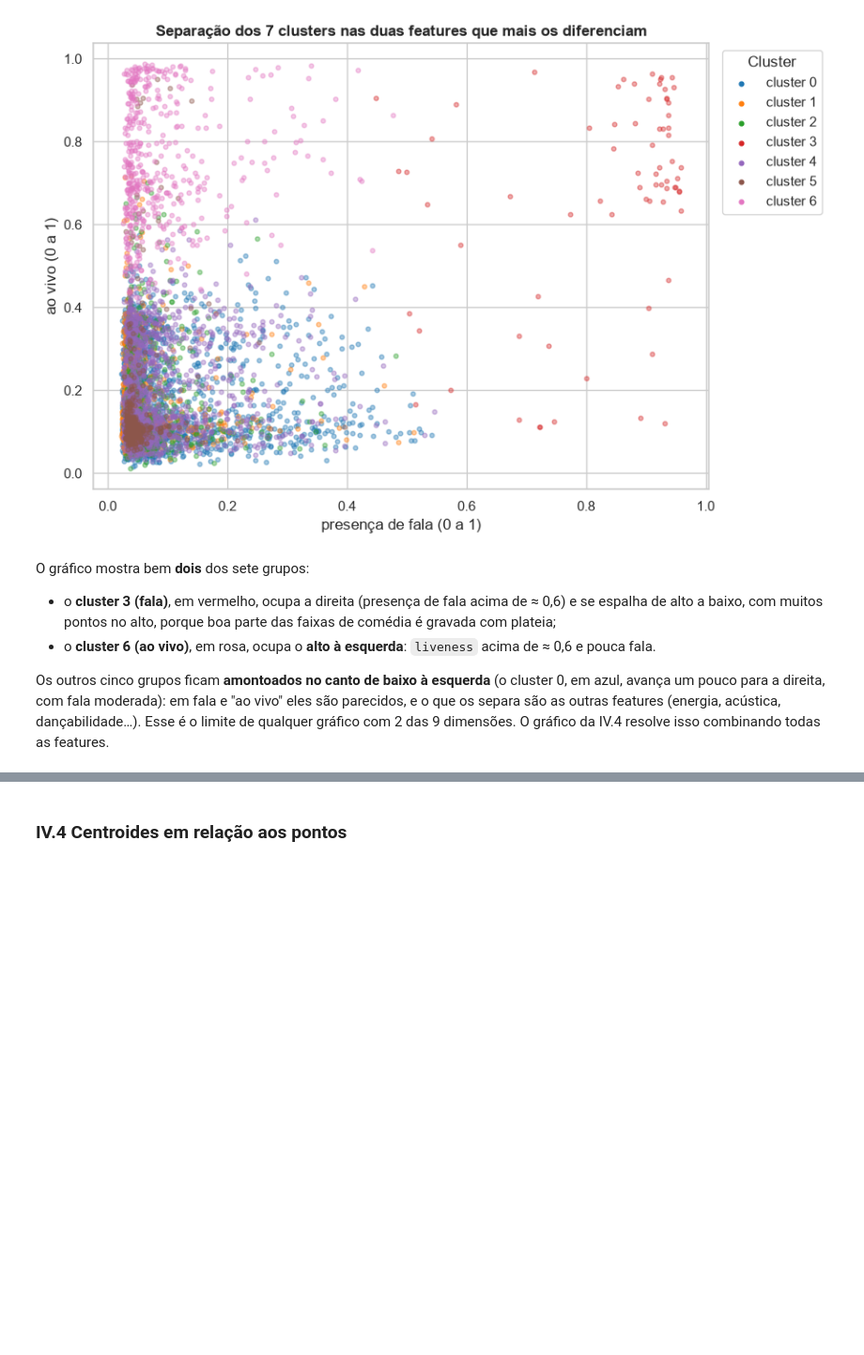
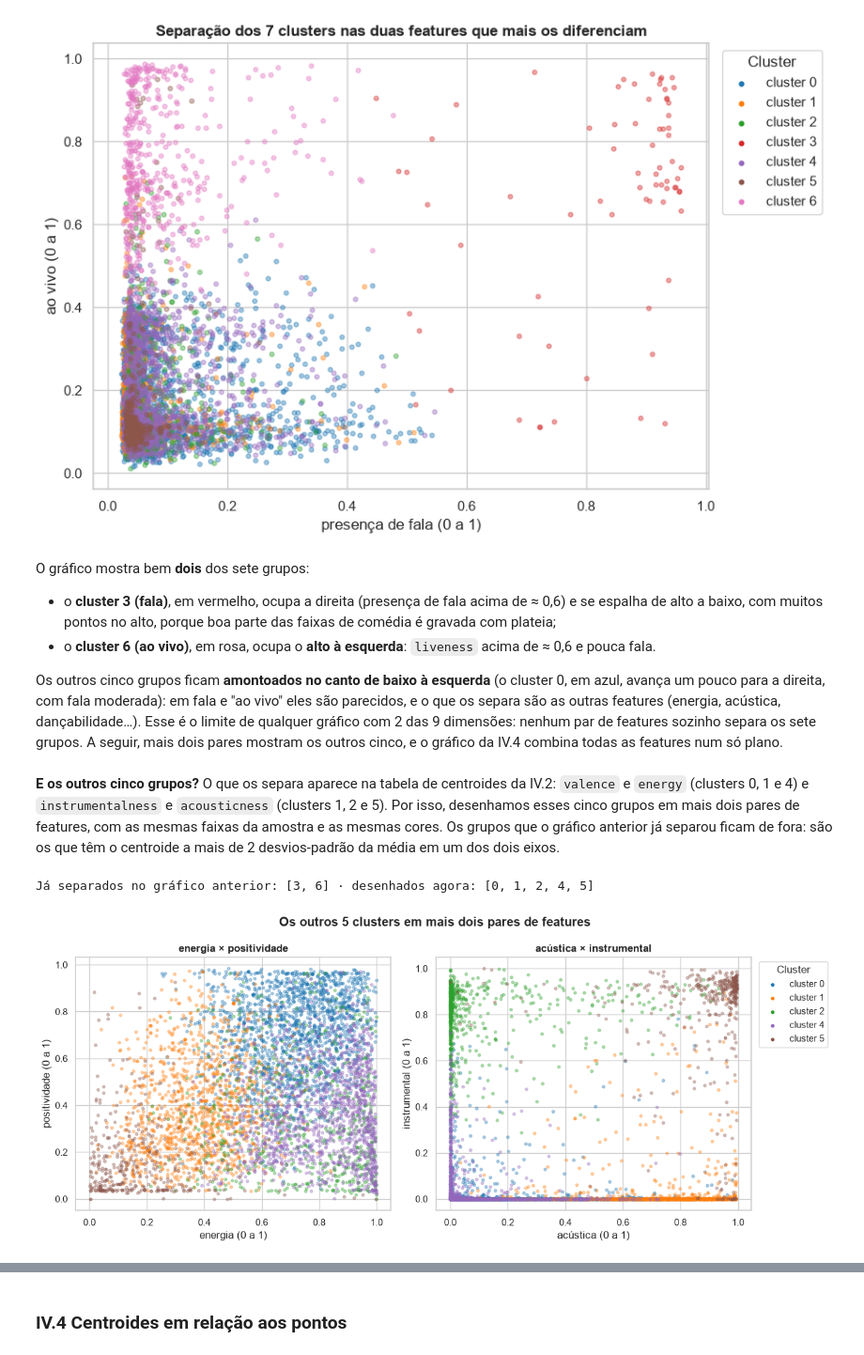
Before and after one commit to DataScience-Fatec-Projects/kmeans-musicas-spotify, a Jupyter notebook: notebooks/aula_kmeans_spotify.ipynb, the cells around one changed output, grey strips where cells are left out. Shown at 94% size. Drawn from its saved outputs; the diff is of its cells as text; code cells hidden in the pictures; blank space fills up the shorter version.

```diff
--- a/notebooks/aula_kmeans_spotify.ipynb
+++ b/notebooks/aula_kmeans_spotify.ipynb
@@ -1420,5 +1434,37 @@ O gráfico mostra bem **dois** dos sete grupos:
 Os outros cinco grupos ficam **amontoados no canto de baixo à esquerda** (o cluster 0, em azul,
 avança um pouco para a direita, com fala moderada): em fala e "ao vivo" eles
 são parecidos, e o que os separa são as outras features (energia, acústica, dançabilidade…). Esse
-é o limite de qualquer gráfico com 2 das 9 dimensões. O gráfico da IV.4 resolve isso combinando
-todas as features.
+é o limite de qualquer gráfico com 2 das 9 dimensões: nenhum par de features sozinho separa os sete
+grupos. A seguir, mais dois pares mostram os outros cinco, e o gráfico da IV.4 combina todas as
+features num só plano.
+# %% [markdown]
+**E os outros cinco grupos?** O que os separa aparece na tabela de centroides da IV.2:
+`valence` e `energy` (clusters 0, 1 e 4) e `instrumentalness` e `acousticness` (clusters 1, 2 e 5).
+Por isso, desenhamos esses cinco grupos em mais dois pares de features, com as mesmas faixas da
+amostra e as mesmas cores. Os grupos que o gráfico anterior já separou ficam de fora: são os que
+têm o centroide a mais de 2 desvios-padrão da média em um dos dois eixos.
+# %%
+posicao_eixos = [FEATURES.index(eixo_x), FEATURES.index(eixo_y)]
+ja_separados = [c for c in range(K_ESCOLHIDO) if centroides_padronizados[c, posicao_eixos].max() > 2]
+outros_clusters = [c for c in range(K_ESCOLHIDO) if c not in ja_separados]
+print(f"Já separados no gráfico anterior: {ja_separados} · desenhados agora: {outros_clusters}")
+
+PARES_EXTRAS = [("energy", "valence"), ("acousticness", "instrumentalness")]
+fig, axes = plt.subplots(1, 2, figsize=(13, 5.5))
+for ax, (fx, fy) in zip(axes, PARES_EXTRAS):
+    for c in outros_clusters:
+        pontos = amostra[amostra["cluster"] == c]
+        ax.scatter(pontos[fx], pontos[fy], s=10, alpha=0.35, color=CORES_CLUSTERS[c],
+                   label=f"cluster {c}")
+    ax.set(title=f"{ROTULOS_PT[fx].split(' (')[0]} × {ROTULOS_PT[fy].split(' (')[0]}",
+           xlabel=ROTULOS_PT[fx], ylabel=ROTULOS_PT[fy])
+legenda = axes[1].legend(title="Cluster", bbox_to_anchor=(1.01, 1), loc="upper left")
+for marcador in legenda.legend_handles:
+    marcador.set_alpha(1)
+fig.suptitle(f"Os outros {len(outros_clusters)} clusters em mais dois pares de features",
+             fontweight="bold")
+plt.tight_layout()
+plt.show()
+# %% [output]
+Já separados no gráfico anterior: [3, 6] · desenhados agora: [0, 1, 2, 4, 5]
+[figure, added]
```
Also changed, not shown: parts of 16 cells of this notebook, 2 other files.
